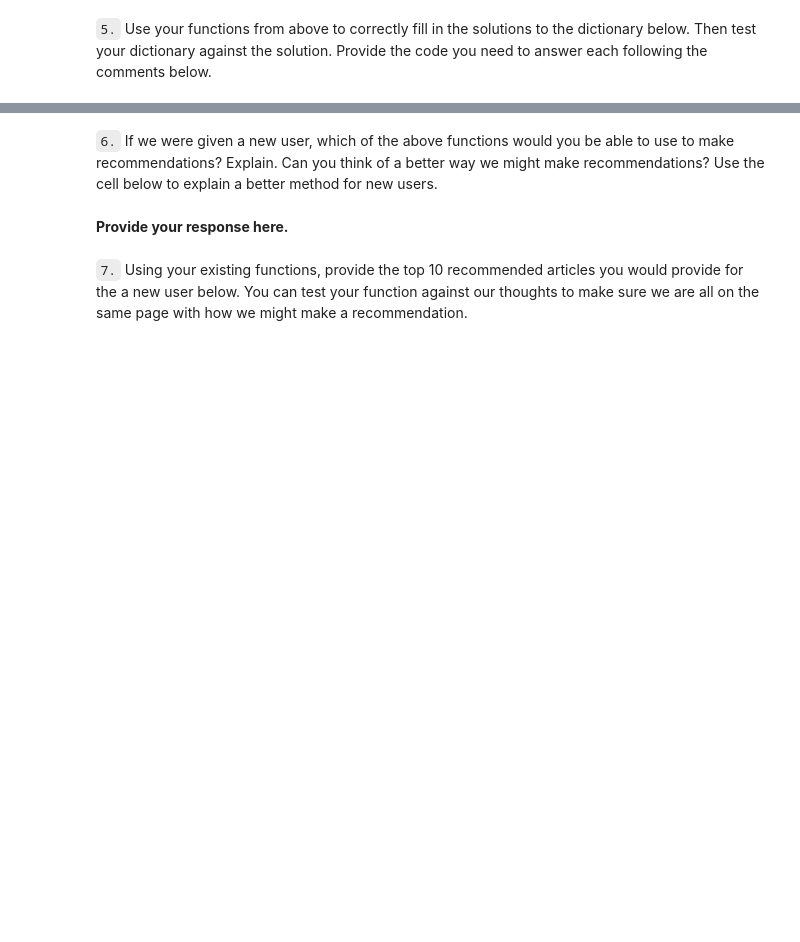
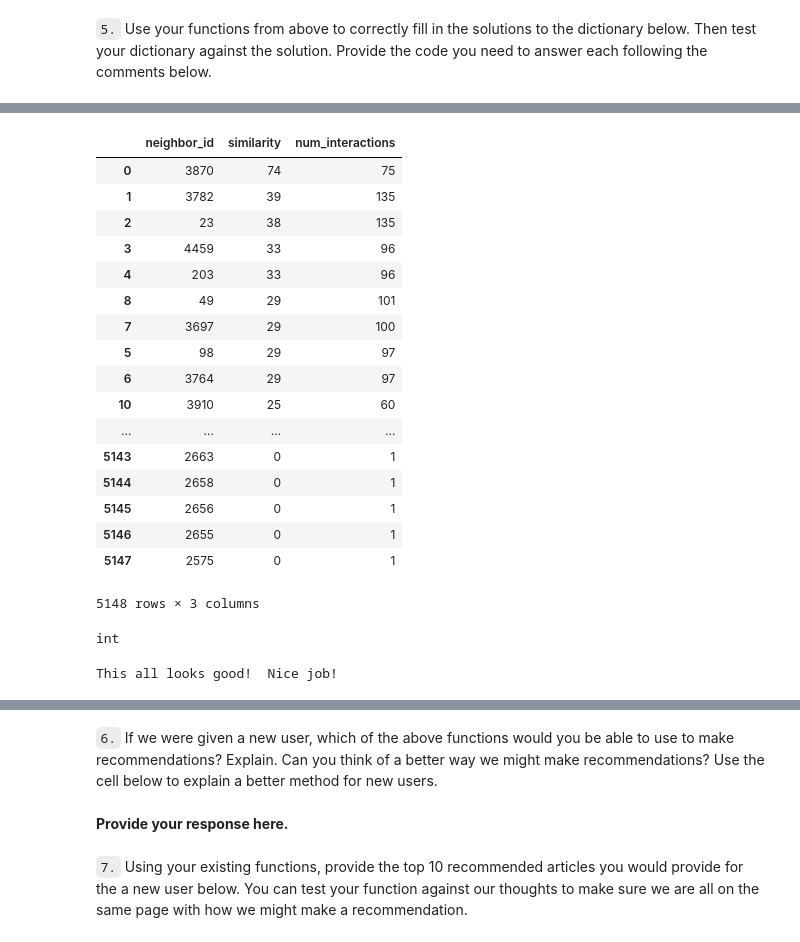
Before and after one commit to Arjunar92/Recommendations_with_IBM_Project, a Jupyter notebook: Recommendations_with_IBM.ipynb, the cells around one changed output, grey strips where cells are left out. Drawn from its saved outputs; the diff is of its cells as text; code cells hidden in the pictures; blank space fills up the shorter version.

```diff
--- a/Recommendations_with_IBM.ipynb
+++ b/Recommendations_with_IBM.ipynb
@@ -539,3 +559,6 @@ If this is all you see, you passed all of our tests!  Nice job!
 
 
 * Instead of arbitrarily choosing articles from the user where the number of recommended articles starts below m and ends exceeding m, choose articles with the articles with the most total interactions before choosing those with fewer total interactions. This ranking should be  what would be obtained from the **top_articles** function you wrote earlier.
+# %%
+user_list = dot_prod_user_item[11].sort_values(ascending = False).tolist()
+user_list
@@ -575,7 +616,7 @@ def get_top_sorted_users(user_id, df=df, user_item=user_item):
         num_interactions.append(len(list1))
 
      # create dataframe
-    neighbors_df = pd.DataFrame({'neighbors_id': neighbors_df_id,
+    neighbors_df = pd.DataFrame({'neighbor_id': neighbors_df_id,
                                  'similarity': similarity,
                                  'num_interactions': num_interactions })
     neighbors_df.sort_values(by = ['similarity','num_interactions'] ,ascending = False , inplace=True )
@@ -701,3 +740,24 @@ neighbors_id        3933
 similarity            35
 num_interactions      35
 Name: 0, dtype: int64
+# %%
+get_top_sorted_users(131)
+# %% [output]
+|  | neighbor_id | similarity | num_interactions |
+| 0 | 3870 | 74 | 75 |
+| 1 | 3782 | 39 | 135 |
+| 2 | 23 | 38 | 135 |
+| 3 | 4459 | 33 | 96 |
+| 4 | 203 | 33 | 96 |
+| 8 | 49 | 29 | 101 |
+| 7 | 3697 | 29 | 100 |
+| 5 | 98 | 29 | 97 |
+| 6 | 3764 | 29 | 97 |
+| 10 | 3910 | 25 | 60 |
+| ... | ... | ... | ... |
+| 5143 | 2663 | 0 | 1 |
+| 5144 | 2658 | 0 | 1 |
+| 5145 | 2656 | 0 | 1 |
+| 5146 | 2655 | 0 | 1 |
+| 5147 | 2575 | 0 | 1 |
+5148 rows × 3 columns
@@ -703,0 +768,14 @@ Name: 0, dtype: int64
+# %%
+type(user1_most_sim)
+# %% [output]
+int
+# %%
+## Dictionary Test Here
+sol_5_dict = {
+    'The user that is most similar to user 1.': 3933,
+    'The user that is the 10th most similar to user 131': 242,
+}
+
+t.sol_5_test(sol_5_dict)
+# %% [output]
+This all looks good!  Nice job!
```
Also changed, not shown: parts of 28 cells of this notebook.
